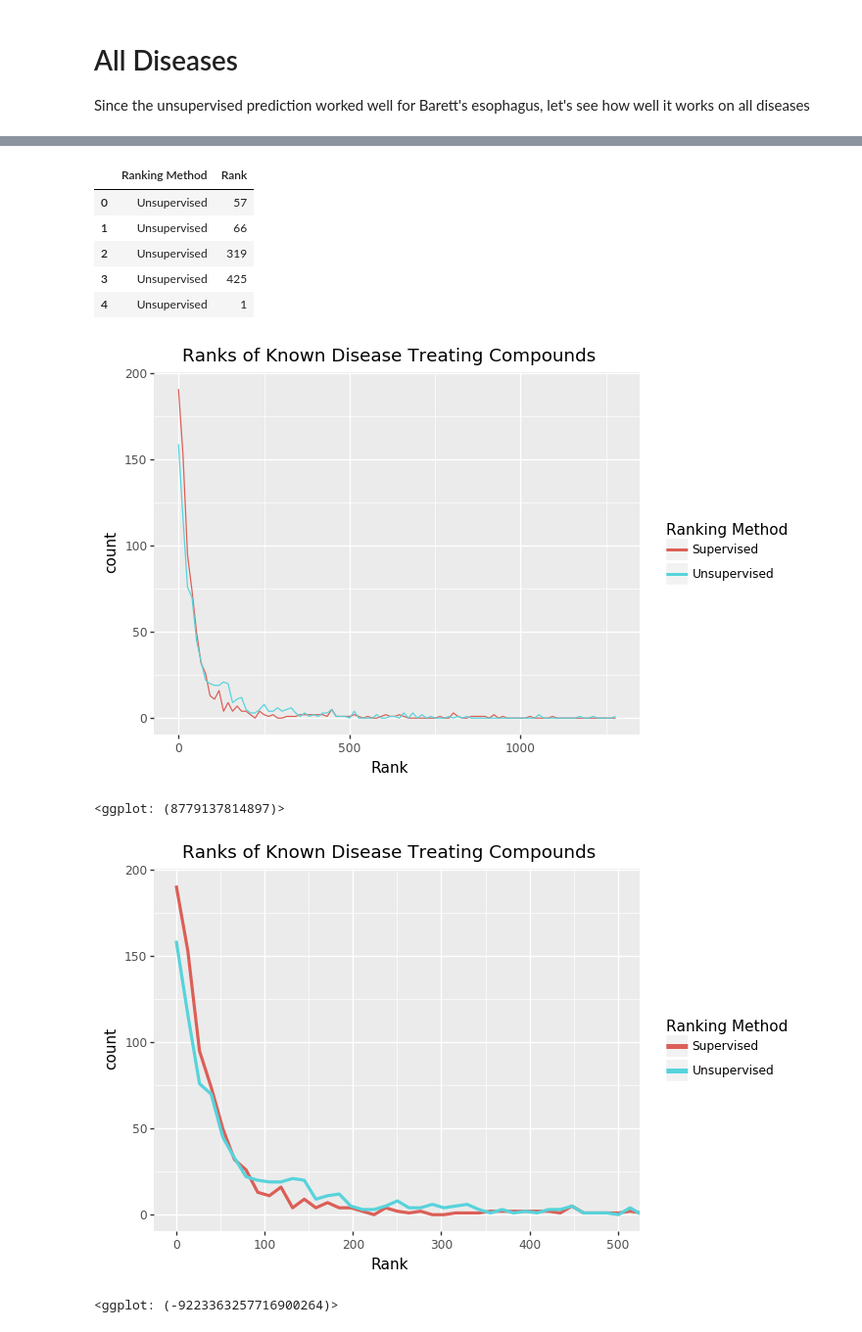
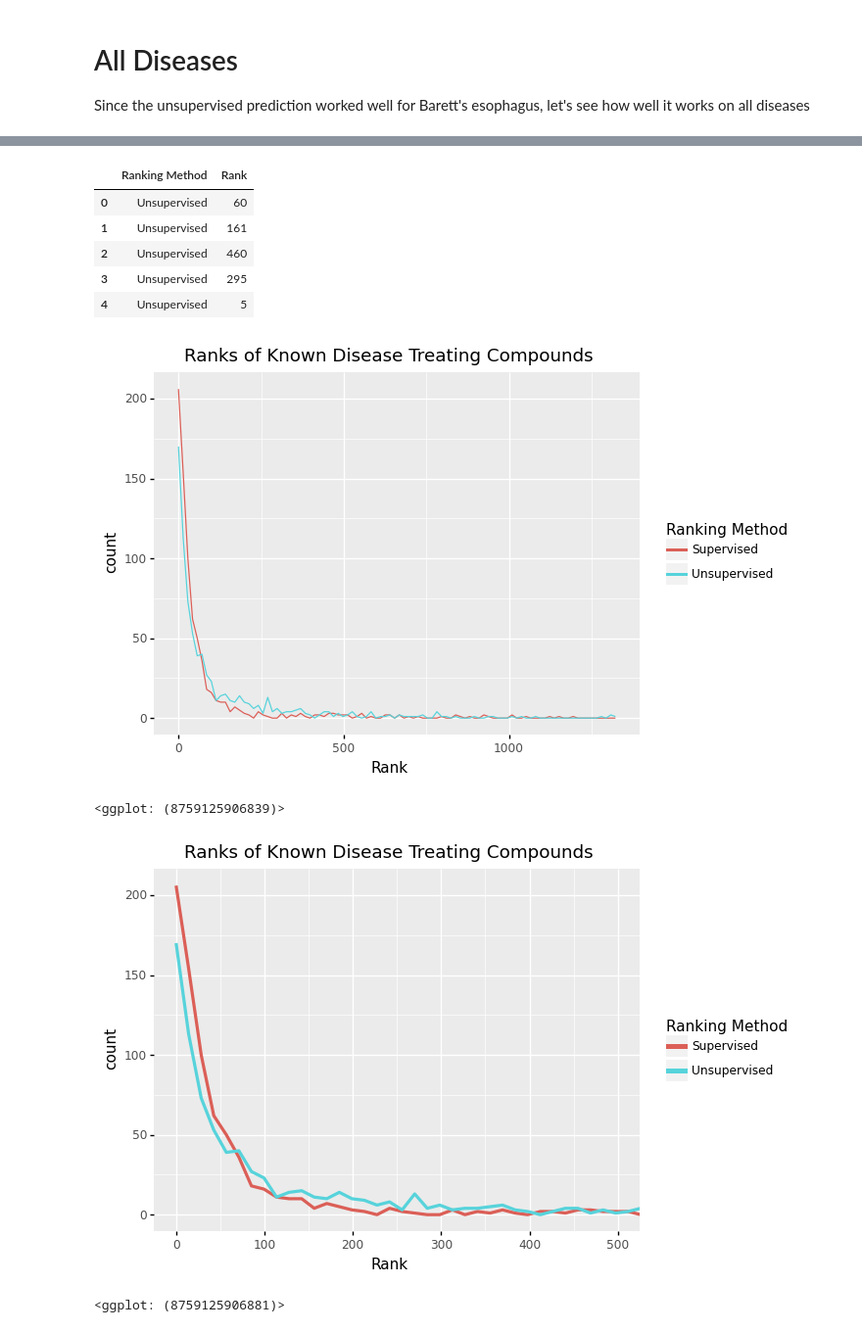
Before and after one commit to greenelab/connectivity-search-analyses, a Jupyter notebook: 11.compound-ranking-comparison.ipynb, the cells around one changed output, grey strips where cells are left out. Shown at 98% size. Drawn from its saved outputs; the diff is of its cells as text; code cells hidden in the pictures.

```diff
--- a/11.compound-ranking-comparison.ipynb
+++ b/11.compound-ranking-comparison.ipynb
@@ -18,15 +18,21 @@ epilepsy_id = 'DOID:1826'
 
 supervised_predictions_df = pandas.read_csv('https://raw.githubusercontent.com/dhimmel/learn/b2460a1ecdec1078d673634688784f3eb5e3fc43/prediction/predictions/probabilities.tsv', sep='\t')
 # %%
-query_template = f'''\
-SELECT dwpc, p_value, metapath_id, source_node.name AS source_name,
-         target_node.name AS target_name, source_node.identifier AS source_identifier
+query_template = '''\
+SELECT
+  dwpc,
+  p_value,
+  metapath_id,
+  source_node.name AS source_name,
+  target_node.name AS target_name,
+  source_node.identifier AS source_identifier
 FROM dj_hetmech_app_pathcount pc
 JOIN dj_hetmech_app_node source_node
    ON pc.source_id = source_node.id
 JOIN dj_hetmech_app_node target_node
    ON pc.target_id = target_node.id
-WHERE target_node.identifier='{disease_id}' OR source_node.identifier='{disease_id}'
+WHERE (target_node.identifier='{disease_id}' AND source_node.metanode_id='Compound')
+  OR (source_node.identifier='{disease_id}' AND target_node.metanode_id='Compound')
 ORDER BY pc.p_value
 '''
 
@@ -35,12 +41,11 @@ def construct_disease_query(disease_id):
     # that the matching node is of the correct type e.g. Disease
     return query_template.format(disease_id=disease_id)
 
-def get_disease_df(disease_id, db_password, supervised_predictions_df):
+def get_disease_df(disease_id, supervised_predictions_df):
+    # Get the unsupervised compound information for a given disease
     query = construct_disease_query(disease_id)
-    connection = get_db_connection()
-
-    # Get the unsupervised compound information for a given disease
-    metapaths = pandas.read_sql(query, connection)
+    with get_db_connection() as connection:
+        metapaths = pandas.read_sql(query, connection)
 
     # If the source node is a disease instead of a compound, swap it with the target node
     reversed_indices = metapaths['source_identifier'] == disease_id
@@ -212,16 +227,12 @@ Since the unsupervised prediction worked well for Barett's esophagus, let's see
 # Get unsupervised rankings and merge them with the supervised to get status
 # Add the unsupervised and supervised ranks of all compounds with status=1 to lists
 # plot histograms
-
 disease_ids = supervised_predictions_df['disease_id'].unique()
 supervised_ranks = []
 unsupervised_ranks = []
-
-for disease_id in tqdm.tqdm_notebook(disease_ids):
-    disease_df = get_disease_df(disease_id, db_password, supervised_predictions_df)
-
+for disease_id in tqdm(disease_ids):
+    disease_df = get_disease_df(disease_id, supervised_predictions_df)
     supervised_ranks.append(disease_df[disease_df['status'] == 1]['supervised_rank'])
     unsupervised_ranks.append(disease_df[disease_df['status'] == 1]['unsupervised_rank'])
-
 unsupervised_ranks = unsupervised_ranks[0].append(unsupervised_ranks[1:], ignore_index=True)
 supervised_ranks = supervised_ranks[0].append(supervised_ranks[1:], ignore_index=True)
@@ -236,21 +244,27 @@ melted_df.columns = ['Ranking Method', 'Rank']
 melted_df.head()
 # %% [output]
 |  | Ranking Method | Rank |
-| 0 | Unsupervised | 57 |
-| 1 | Unsupervised | 66 |
-| 2 | Unsupervised | 319 |
-| 3 | Unsupervised | 425 |
-| 4 | Unsupervised | 1 |
+| 0 | Unsupervised | 60 |
+| 1 | Unsupervised | 161 |
+| 2 | Unsupervised | 460 |
+| 3 | Unsupervised | 295 |
+| 4 | Unsupervised | 5 |
 # %%
-(ggplot(melted_df, aes('Rank', color='Ranking Method')) + geom_freqpoly()
-+ ggtitle('Ranks of Known Disease Treating Compounds'))
+(
+    p9.ggplot(melted_df, p9.aes('Rank', color='Ranking Method'))
+    + p9.geom_freqpoly()
+    + p9.ggtitle('Ranks of Known Disease Treating Compounds')
+)
 # %% [output]
-[figure, old version]
+[figure, new version]
-<ggplot: (8779137814897)>
+<ggplot: (8759125906839)>
 # %%
-(ggplot(melted_df, aes('Rank', color='Ranking Method')) + geom_freqpoly(size=1.3)
-+ coord_cartesian([0, 500])
-+ ggtitle('Ranks of Known Disease Treating Compounds'))
+(
+    p9.ggplot(melted_df, p9.aes('Rank', color='Ranking Method'))
+    + p9.geom_freqpoly(size=1.3)
+    + p9.coord_cartesian([0, 500])
+    + p9.ggtitle('Ranks of Known Disease Treating Compounds')
+)
 # %% [output]
-[figure, old version]
+[figure, new version]
-<ggplot: (-9223363257716900264)>
+<ggplot: (8759125906881)>
```
Also changed, not shown: parts of 17 cells of this notebook, 7 other files.
